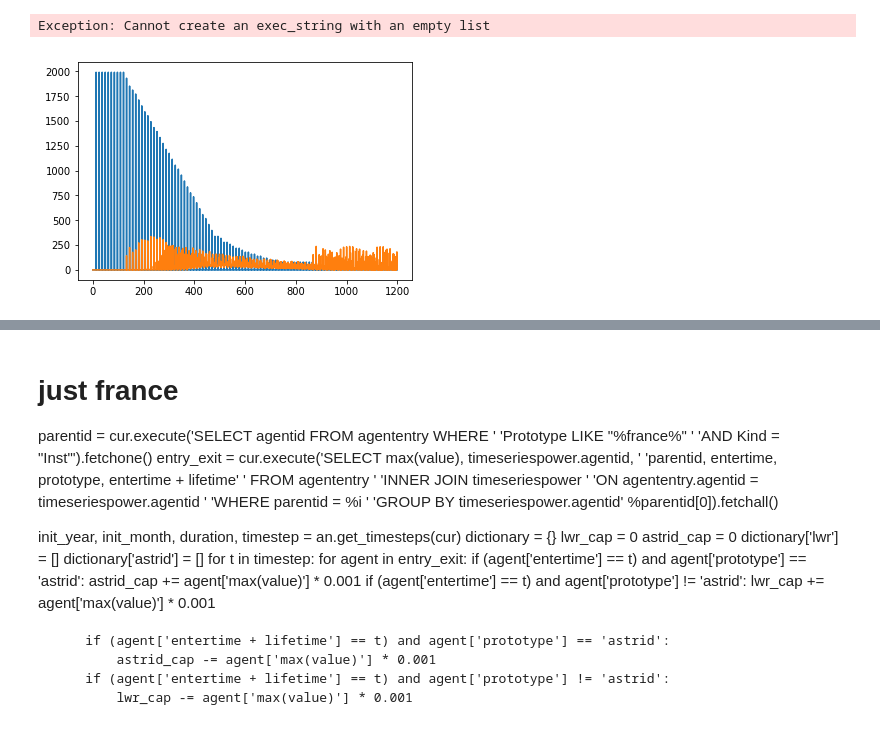
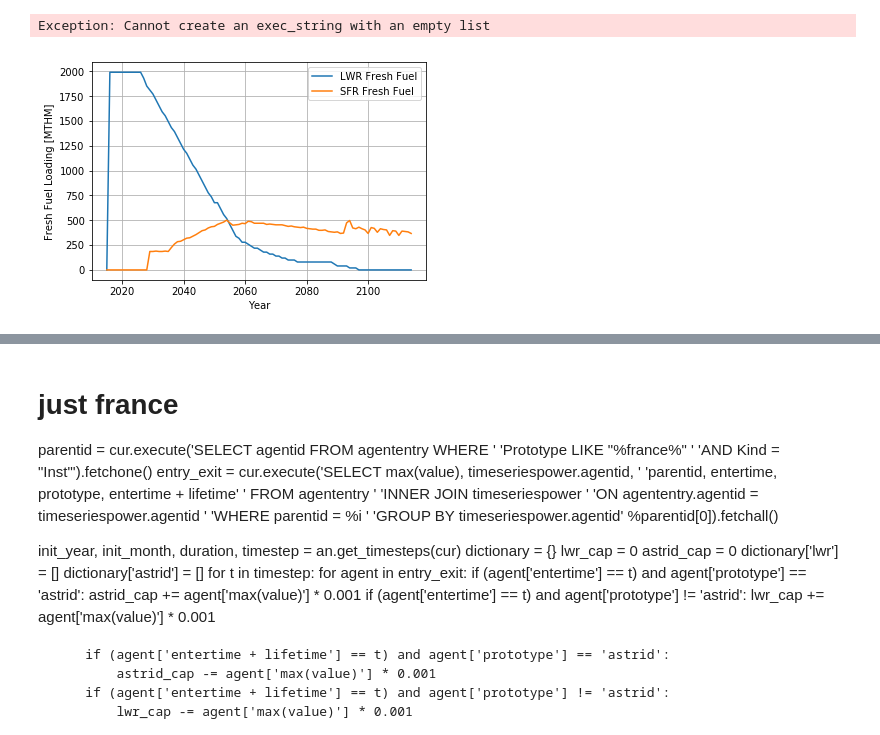
Before and after one commit to jbae11/verification_cyclus, a Jupyter notebook: notebook.ipynb, the cells around one changed output, grey strips where cells are left out. Drawn from its saved outputs; the diff is of its cells as text; code cells hidden in the pictures.

```diff
--- a/notebook.ipynb
+++ b/notebook.ipynb
@@ -107,17 +147,26 @@ lwr_load['uox'][1] = lwr_load['uox'][2]
 # sfr fuel loading
 sfr_agentid = an.get_prototype_id(cur, 'sfr')
 sfr_load = an.facility_commodity_flux(cur, sfr_agentid,
-                                      ['sfr_fuel_from_sfr', 'sfr_fuel_from_uox'],
+                                      ['sfr_fuel_lagged'],
                                       False, False)
-sfr_load_total = [x + y for x, y in zip(sfr_load['sfr_fuel_from_sfr'], sfr_load['sfr_fuel_from_uox'])]
 
 
-plt.plot(timestep, lwr_load['uox'])
-plt.plot(timestep, sfr_load_total)
-
-plt.show()
+plt.plot(timestep + init_year , lwr_load['uox'],
+         label='LWR Fresh Fuel')
+plt.plot(timestep + init_year, sfr_load['sfr_fuel_lagged'],
+         label='SFR Fresh Fuel')
+plt.xlabel('Year')
+plt.ylabel('Fresh Fuel Loading [MTHM]')
+plt.legend()
+axes = plt.gca()
+plt.grid(True)
+plt.savefig('fuel_load.png', format='png',
+            bbox_inches='tight')
+plt.close()
-# %% [output]
-[figure, removed]
+# %%
+Image("fuel_load.png")
+# %% [output]
+[figure, added]
 # %%
 # UNF discharge
 
```
Also changed, not shown: parts of 11 cells of this notebook, 1 other file.
